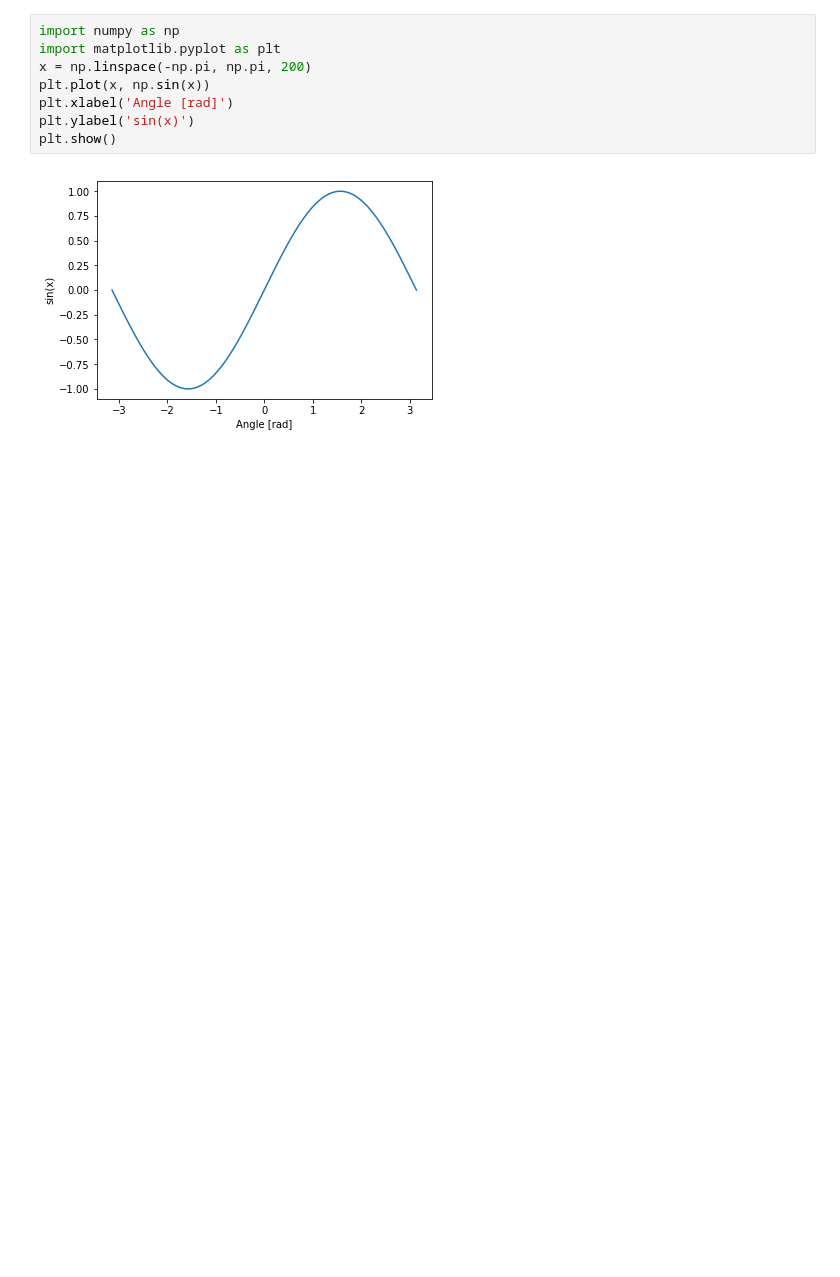
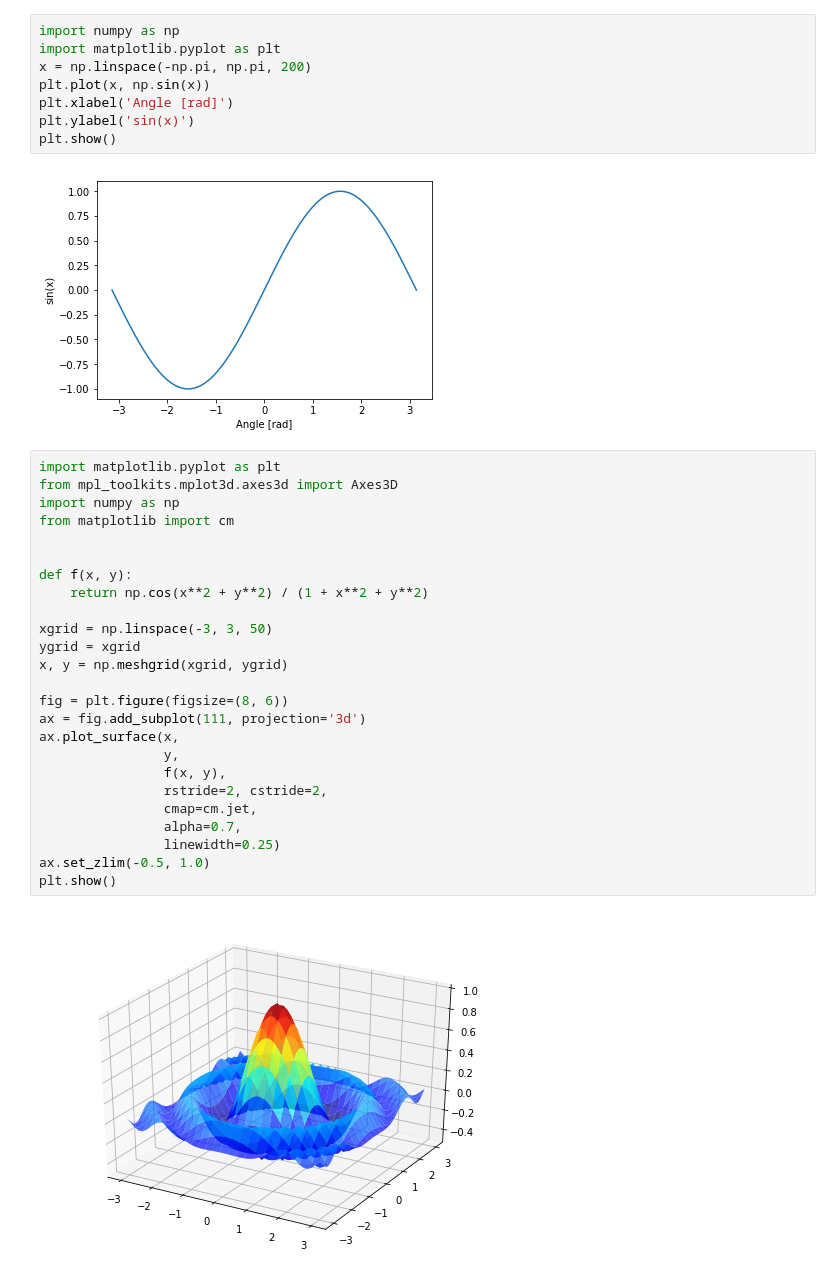
Before and after one commit to flaneur2020/flaneur2020.github.io, a Jupyter notebook: _notes/Matplotlib-Note.ipynb, the cells around one changed output. Saved outputs shown, nothing was run; the diff lists cells and outputs as text; blank space fills up the shorter version.

```diff
--- a/_notes/Matplotlib-Note.ipynb
+++ b/_notes/Matplotlib-Note.ipynb
@@ -10,3 +10,30 @@ plt.ylabel('sin(x)')
 plt.show()
 # %% [output]
 [figure]
+# %%
+import matplotlib.pyplot as plt
+from mpl_toolkits.mplot3d.axes3d import Axes3D
+import numpy as np
+from matplotlib import cm
+
+
+def f(x, y):
+    return np.cos(x**2 + y**2) / (1 + x**2 + y**2)
+
+xgrid = np.linspace(-3, 3, 50)
+ygrid = xgrid
+x, y = np.meshgrid(xgrid, ygrid)
+
+fig = plt.figure(figsize=(8, 6))
+ax = fig.add_subplot(111, projection='3d')
+ax.plot_surface(x,
+                y,
+                f(x, y),
+                rstride=2, cstride=2,
+                cmap=cm.jet,
+                alpha=0.7,
+                linewidth=0.25)
+ax.set_zlim(-0.5, 1.0)
+plt.show()
+# %% [output]
+[figure, added]
```
Also changed, not shown: parts of 2 cells of this notebook.
